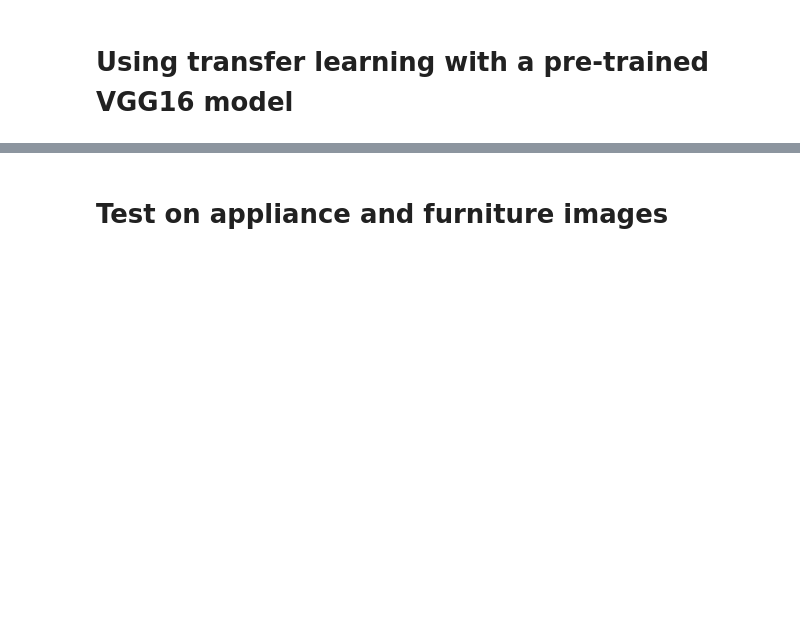
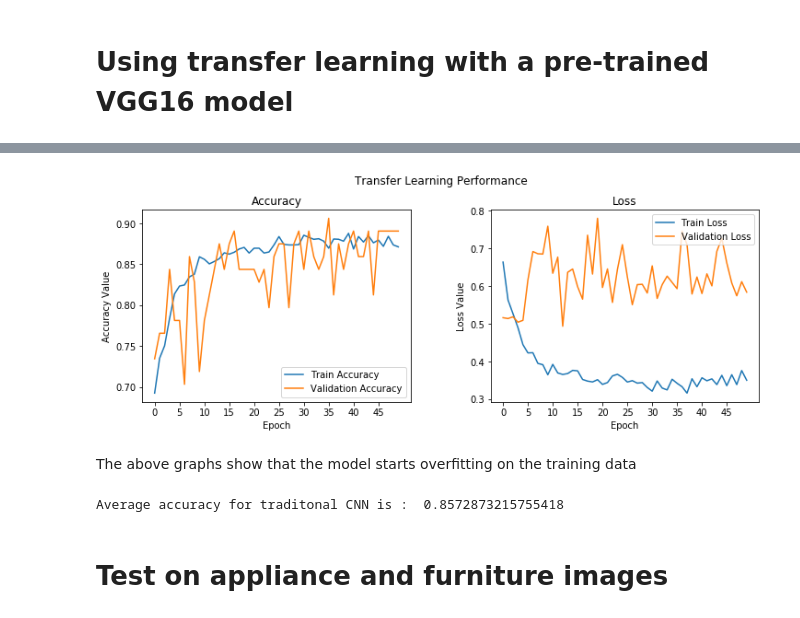
Before and after one commit to rajit906/transfer_learning, a Jupyter notebook: subset_transfer.ipynb, the cells around one changed output, grey strips where cells are left out. Cells and saved outputs as stored; diff of their text form; code cells hidden in the pictures; blank space fills up the shorter version.

```diff
--- a/subset_transfer.ipynb
+++ b/subset_transfer.ipynb
@@ -198,0 +278,30 @@ model.save_weights('bottleneck_subset_model.h5')
+# %%
+
+f, (ax1, ax2) = plt.subplots(1, 2, figsize=(12, 4))
+t = f.suptitle('Transfer Learning Performance', fontsize=12)
+f.subplots_adjust(top=0.85, wspace=0.3)
+
+epoch_list = list(range(0,epochs))
+ax1.plot(epoch_list, history_traditional_cnn.history['acc'], label='Train Accuracy')
+ax1.plot(epoch_list, history_traditional_cnn.history['val_acc'], label='Validation Accuracy')
+ax1.set_xticks(np.arange(0, epochs, 5))
+ax1.set_ylabel('Accuracy Value')
+ax1.set_xlabel('Epoch')
+ax1.set_title('Accuracy')
+l1 = ax1.legend(loc="best")
+
+ax2.plot(epoch_list, history_traditional_cnn.history['loss'], label='Train Loss')
+ax2.plot(epoch_list, history_traditional_cnn.history['val_loss'], label='Validation Loss')
+ax2.set_xticks(np.arange(0, epochs, 5))
+ax2.set_ylabel('Loss Value')
+ax2.set_xlabel('Epoch')
+ax2.set_title('Loss')
+l2 = ax2.legend(loc="best")
+# %% [output]
+[figure, added]
+# %% [markdown]
+The above graphs show that the model starts overfitting on the training data
+# %%
+print("Average accuracy for traditonal CNN is : ", np.mean(history_traditional_cnn.history['acc']))
+# %% [output]
+Average accuracy for traditonal CNN is :  0.8572873215755418
```
Also changed, not shown: parts of 17 cells of this notebook, 1 other file.
